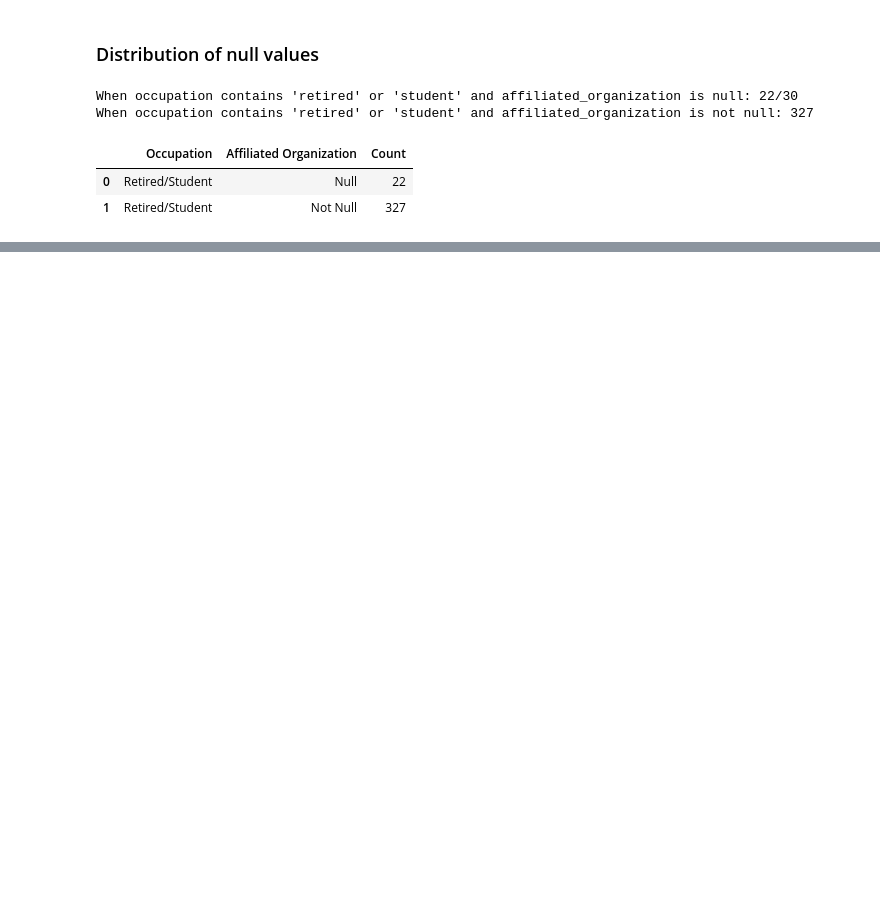
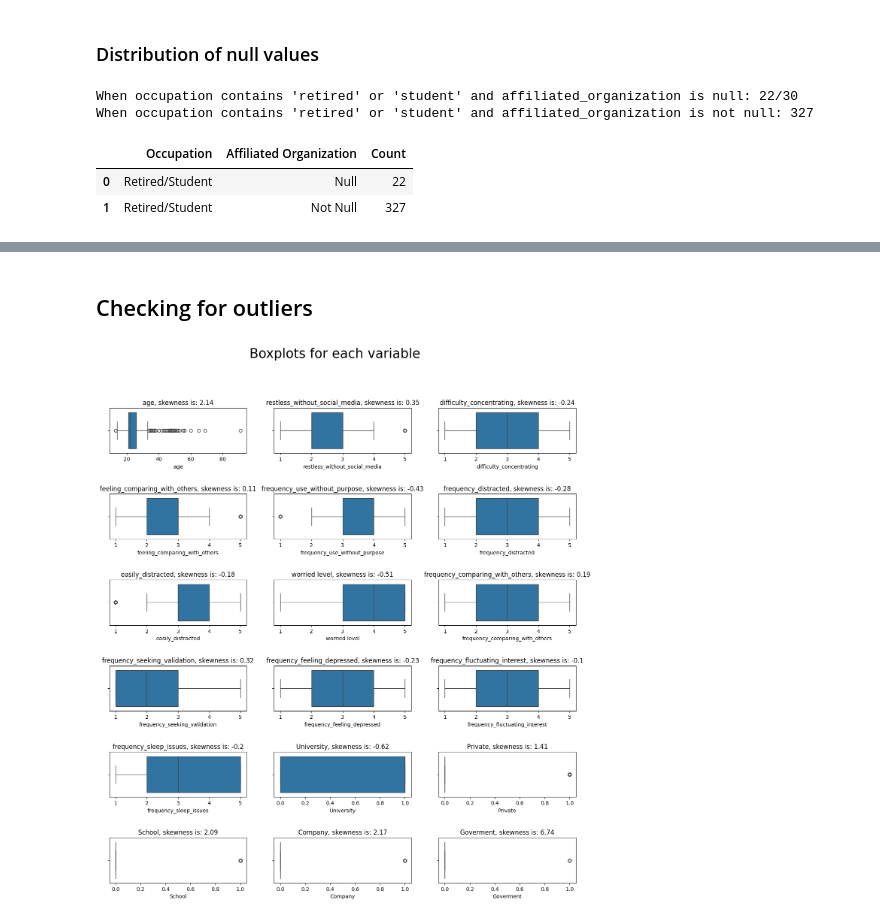
Before and after one commit to ReDI-Data-Analytics-2023/final-project, a Jupyter notebook: giorgiafaedda.ipynb, the cells around one changed output, grey strips where cells are left out. Drawn from its saved outputs; the diff is of its cells as text; code cells hidden in the pictures; blank space fills up the shorter version.

```diff
--- a/giorgiafaedda.ipynb
+++ b/giorgiafaedda.ipynb
@@ -309,0 +436,47 @@ df_info
+# %% [markdown]
+## Checking for outliers
+# %%
+numerical_columns = list(df.loc[:,['age',
+                                   'restless_without_social_media',
+                                   'difficulty_concentrating',
+                                   'feeling_comparing_with_others',
+                                   'frequency_use_without_purpose',
+                                   'frequency_distracted',
+                                   'easily_distracted',
+                                   'worried level',
+                                   'frequency_comparing_with_others',
+                                   'frequency_seeking_validation',
+                                   'frequency_feeling_depressed',
+                                   'frequency_fluctuating_interest',
+                                   'frequency_sleep_issues',
+                                   'University',
+                                   'Private',
+                                   'School',
+                                   'Company',
+                                   'Goverment']])
+
+categorical_columns = list(df.loc[:,['Timestamp',
+                                     'sex',
+                                     'relationship_status',
+                                     'occupation',
+                                     'affiliated_organization',
+                                     'social_media_user',
+                                     'common_platforms_used',
+                                     'average_hours_spent_daily']])
+# %%
+def boxplots_custom(dataset, columns_list, rows, cols, suptitle):
+    fig, axs = plt.subplots(rows, cols, sharey=True, figsize=(16,16))
+    fig.suptitle(suptitle, y=1, size=25)
+    axs = axs.flatten()
+    for i, data in enumerate(columns_list):
+        if i < len(axs):
+            sns.boxplot(data=dataset[data], orient='h', ax=axs[i])
+            axs[i].set_title(data + ', skewness is: '+str(round(dataset[data].skew(axis=0, skipna=True), 2)))
+        else:
+            break
+
+    plt.subplots_adjust(top=0.9, hspace=0.9)  # Adjust the top spacing and horizontal spacing between subplots
+
+boxplots_custom(dataset=df, columns_list=numerical_columns, rows=6, cols=3, suptitle='Boxplots for each variable')
+# %% [output]
+[figure, added]
```
Also changed, not shown: parts of 12 cells of this notebook.
